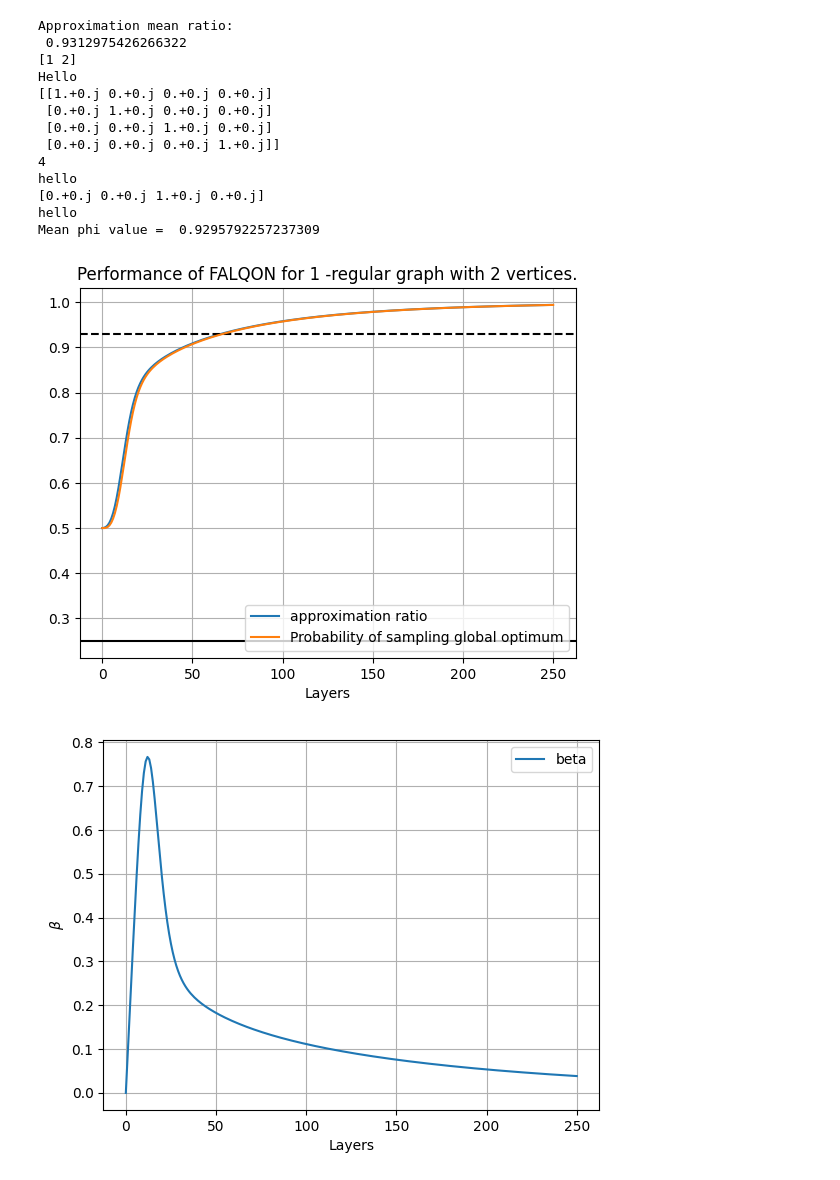
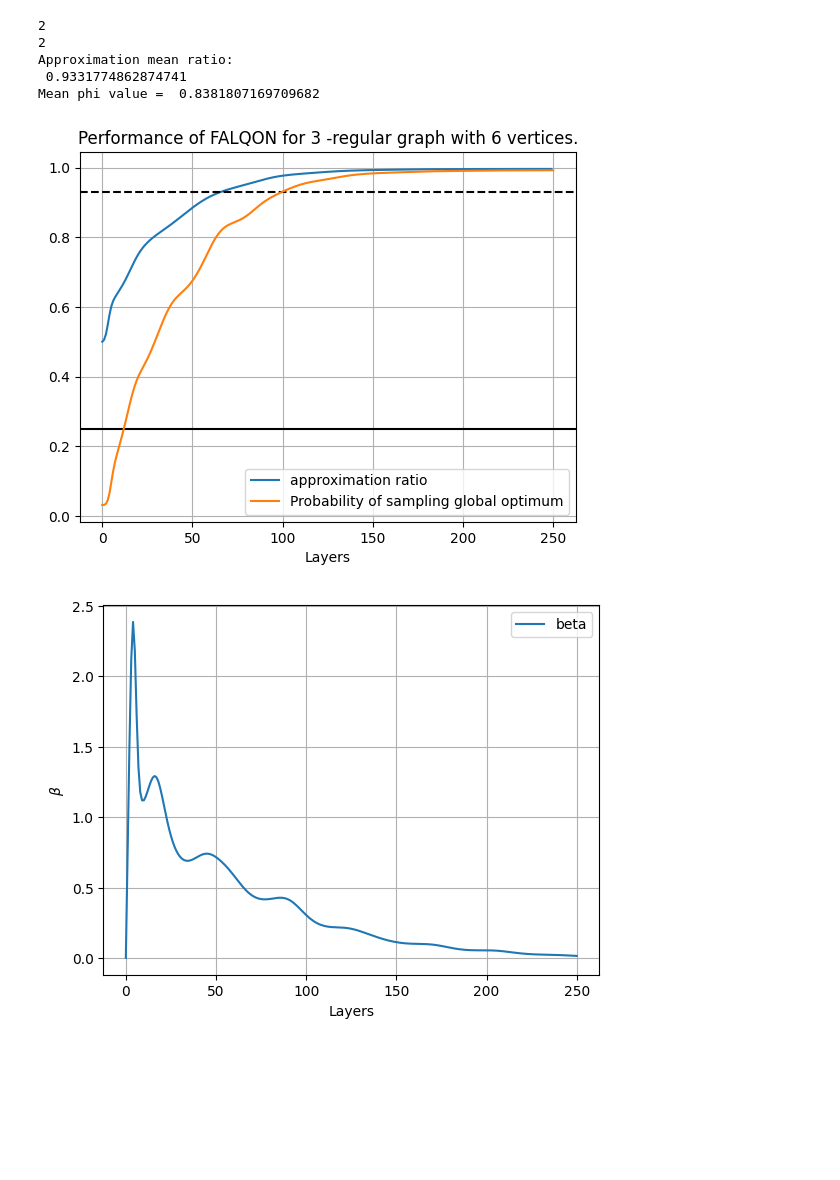
Before and after one commit to JoshuaFoate/FALQON, a Jupyter notebook: FALQONmaxcut.ipynb, the cells around one changed output. Cells and saved outputs as stored; diff of their text form; code cells hidden in the pictures; blank space fills up the shorter version.

```diff
--- a/FALQONmaxcut.ipynb
+++ b/FALQONmaxcut.ipynb
@@ -15,58 +15,62 @@ def new_graph(d, n):
     return graph, d, n
 
 #Check if the graphs x and y are isomorphic
-def iso_check(x, y):
+def isomorphism_check(x, y):
     isomorphic = nx.is_isomorphic(x, y)
     return isomorphic
 
 #Check if the graph g is connected
-def is_connected(g):
+def is_graph_connected(g):
     connected = nx.is_connected(g)
     return connected
 
 #Check if graph g is k-regular (same degree k on each node)
-def is_k_regular(g, k):
+def is_graph_regular(g, k):
     regular = nx.is_k_regular(g, k)
     return regular
 
 #Generate a set of graphs that are k-regular, connected and non-isomorphic
 def generate_graphs(num_edges, num_nodes, num_graphs):
-    graph_only =[]
     graph_list = []
+    isomorphic_graphs_list = []
     connected_graphs = []
     regular_graphs = []
-    if num_edges < 2 and num_nodes < 4:
-        graph_only.append(new_graph(num_edges, num_nodes))
+    graph_only =[]
+    if num_nodes < 4 and num_edges < 2:
+        graph_only.append(new_graph(num_edges,num_nodes))
         for l in range(len(graph_only)):
-            graph_plot = nx.Graph(graph_only[l][0])
+            graph_plot = nx.Graph(graph_only[l][0])#Graph plot setting
             nx.draw(graph_plot, with_labels=True, node_color='blue')
             title = 'Edges %s, Nodes %s Graph %s.png'%(num_edges, num_nodes, l)
             plt.savefig(title)
-            plt.show()
+            plt.show();
         return graph_only
-    else:
+    else :
         for i in range(num_graphs):
-            graph_list.append(new_graph(num_edges, num_nodes))
+            graph_list.append(new_graph(num_edges,num_nodes))
+
         for i in range(len(graph_list)):
-            if (is_k_regular(graph_list[i][0], num_edges)):
+            if (is_graph_regular(graph_list[i][0], num_edges)):
                 regular_graphs.append(graph_list[i])
+
         for i in range(len(regular_graphs)):
-            if (is_connected(regular_graphs[i][0])):
+            if (is_graph_connected(regular_graphs[i][0])):
                 connected_graphs.append(regular_graphs[i])
+
         check = True
         graphs = copy.deepcopy(connected_graphs)
         while (check) and (len(graphs) > 1):
             for i, j in combinations(graphs, 2):
-                check = iso_check(i[0], j[0])
+                check = isomorphism_check(i[0], j[0])
                 if check:
                     graphs.remove(i)
                     break
         for l in range(len(graphs)):
-            graph_plot = nx.Graph(graphs[l][0])
+            graph_plot = nx.Graph(graphs[l][0])#Graph plot setting
             nx.draw(graph_plot, with_labels=True, node_color='blue')
             title = 'Edges %s, Nodes %s Graph %s.png'%(num_edges, num_nodes, l)
             plt.savefig(title)
-            plt.show()
+            plt.show();
         return graphs
 
 #Initialize Pauli Matrices
@@ -171,10 +175,7 @@ def phi(psi, H_p_argmin):
     phi = 0.0
     phi_mean = 0.0
     phi_list = []
-    print(H_p_argmin)
-    print("Hello")
     initial_qubit = np.eye(psi[0].shape[0], dtype = 'complex128')
-    print(initial_qubit)
     for x in range(len(psi)):
         psi_x = psi[x]
         phi = 0.0
@@ -183,10 +184,6 @@ def phi(psi, H_p_argmin):
             phi = phi + (np.absolute(np.vdot(psi_x, qubit[:,i])))**2
             phi_mean = phi_mean + (np.absolute(np.vdot(psi_x, qubit[:,i])))**2
         phi_list.append(phi)
-    print(len(psi_x))
-    print("hello")
-    print(qubit[:,i])
-    print("hello")
     phi_mean = phi_mean/len(psi)
     return phi_mean, phi_list
 
@@ -256,6 +253,6 @@ def execute_FALQON(list_graphs, layers, beta, dt):
         plot_Beta(beta_values[g])
     return h_p_values, Hamiltonian_problem_list, psi_values, H_p_argmin_values, graphs_array, beta_values, Hamiltonian_driver_list
 # %%
-list_of_graphs_for_FALQON = generate_graphs(1, 2, 10)
+list_of_graphs_for_FALQON = generate_graphs(3, 6, 10)
 list_plots_FALQON = execute_FALQON(list_of_graphs_for_FALQON, 250, 0.0, 0.0425)
 # %% [output]
@@ -263,15 +261,7 @@ list_plots_FALQON = execute_FALQON(list_of_graphs_for_FALQON, 250, 0.0, 0.0425)
+2
+2
 Approximation mean ratio:
- 0.9312975426266322
-[1 2]
-Hello
-[[1.+0.j 0.+0.j 0.+0.j 0.+0.j]
- [0.+0.j 1.+0.j 0.+0.j 0.+0.j]
- [0.+0.j 0.+0.j 1.+0.j 0.+0.j]
- [0.+0.j 0.+0.j 0.+0.j 1.+0.j]]
-4
-hello
-[0.+0.j 0.+0.j 1.+0.j 0.+0.j]
-hello
-Mean phi value =  0.9295792257237309
+ 0.9331774862874741
+Mean phi value =  0.8381807169709682
-[figure, old version]
-[figure, old version]
+[figure, new version]
+[figure, added]
```
Also changed, not shown: parts of 1 cell of this notebook, 10 other files.
